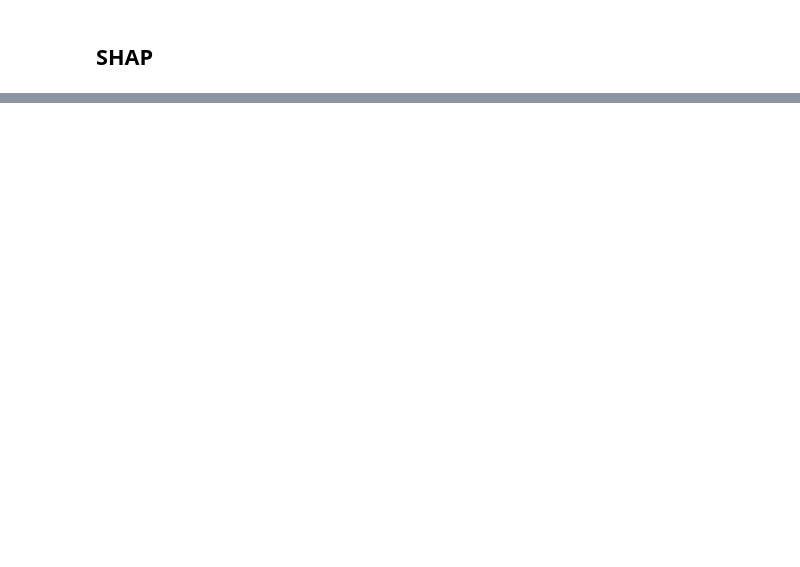
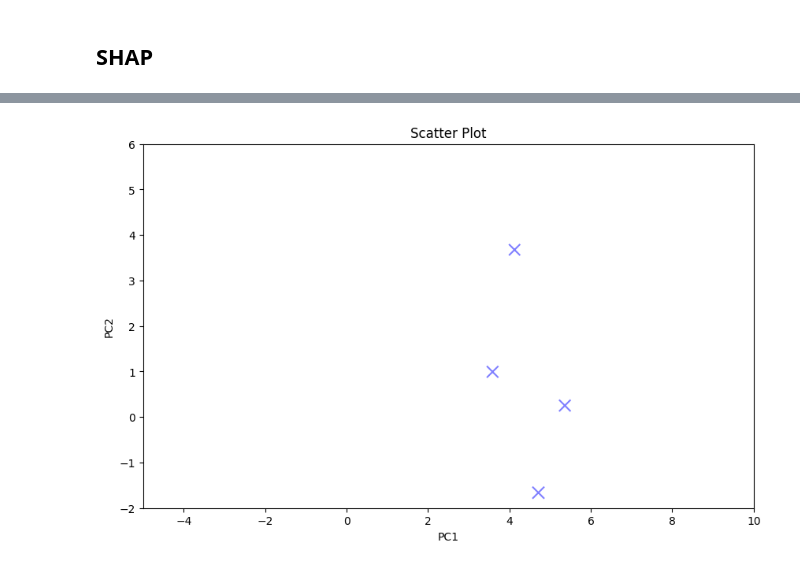
Before and after one commit to costasmexis/straindesign, a Jupyter notebook: limonene_analysis.ipynb, the cells around one changed output, grey strips where cells are left out. Saved outputs shown, nothing was run; the diff lists cells and outputs as text; code cells hidden in the pictures; blank space fills up the shorter version.

```diff
--- a/limonene_analysis.ipynb
+++ b/limonene_analysis.ipynb
@@ -241,0 +267,23 @@ shap.summary_plot(shap_values, X, plot_type='bar')
+# %%
+X_synthetic.sort_values(by='Limonene', ascending=False, inplace=True)
+# Rearrage columns based on df columns
+X_synthetic = X_synthetic[df.columns]
+X_synthetic_pca = pca.transform(X_synthetic.drop('Limonene', axis=1))
+X_synthetic_pca = pd.DataFrame(X_synthetic_pca)
+
+# Keep only first N rows
+N = 5
+X_synthetic_pca = X_synthetic_pca.head(5)
+X_synthetic = X_synthetic.head(5)
+
+# Plot synthetic data
+plt.figure(figsize=(10, 6))
+plt.scatter(X_synthetic_pca[0], X_synthetic_pca[1], s=X_synthetic['Limonene']*2, color='blue', marker='x', alpha=0.5)
+plt.xlim([-5, 10])
+plt.ylim([-2, 6])
+plt.xlabel('PC1')
+plt.ylabel('PC2')
+plt.title('Scatter Plot')
+plt.show()
+# %% [output]
+[figure, added]
```
Also changed, not shown: parts of 12 cells of this notebook.
